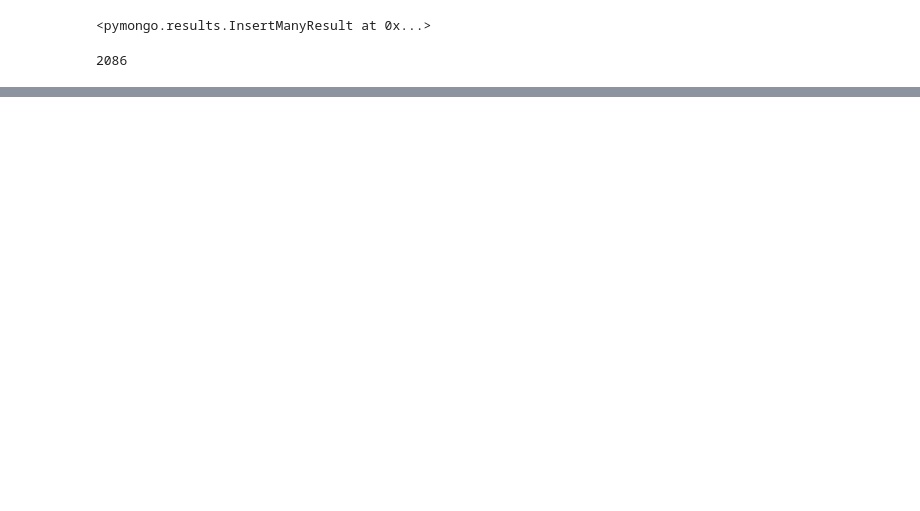
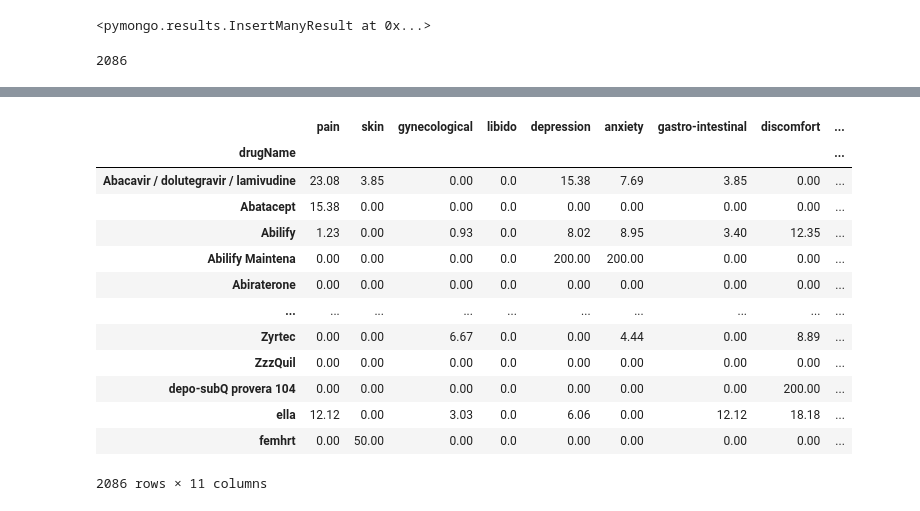
Before and after one commit to hendahmke/adverse_drug_reactions, a Jupyter notebook: notebooks/Fleming.ipynb, the cells around one changed output, grey strips where cells are left out. Saved outputs shown, nothing was run; the diff lists cells and outputs as text; code cells hidden in the pictures; blank space fills up the shorter version.

```diff
--- a/notebooks/Fleming.ipynb
+++ b/notebooks/Fleming.ipynb
@@ -887,0 +961,28 @@ test_dict['Abilify']
+# %%
+inexed_drugs_cat = se_categorical_list.set_index('drugName')
+indexed_counts = drug_counts.set_index('drugName')
+# %%
+full_indexed_df = inexed_drugs_cat.join(indexed_counts)
+# full_indexed_df.loc['Abilify']['pain']
+# %%
+full_indexed_df = full_indexed_df[cats] / full_indexed_df['count']
+# %%
+for cat in cats:
+    full_indexed_df[cat] = round((full_indexed_df[cat] / full_indexed_df['count']) * 100, 2)
+# %%
+full_indexed_df
+# %% [output]
+|  | pain | skin | gynecological | libido | depression | anxiety | gastro-intestinal | discomfort | ... |
+| drugName |  |  |  |  |  |  |  |  | ... |
+| Abacavir / dolutegravir / lamivudine | 23.08 | 3.85 | 0.00 | 0.0 | 15.38 | 7.69 | 3.85 | 0.00 | ... |
+| Abatacept | 15.38 | 0.00 | 0.00 | 0.0 | 0.00 | 0.00 | 0.00 | 0.00 | ... |
+| Abilify | 1.23 | 0.00 | 0.93 | 0.0 | 8.02 | 8.95 | 3.40 | 12.35 | ... |
+| Abilify Maintena | 0.00 | 0.00 | 0.00 | 0.0 | 200.00 | 200.00 | 0.00 | 0.00 | ... |
+| Abiraterone | 0.00 | 0.00 | 0.00 | 0.0 | 0.00 | 0.00 | 0.00 | 0.00 | ... |
+| ... | ... | ... | ... | ... | ... | ... | ... | ... | ... |
+| Zyrtec | 0.00 | 0.00 | 6.67 | 0.0 | 0.00 | 4.44 | 0.00 | 8.89 | ... |
+| ZzzQuil | 0.00 | 0.00 | 0.00 | 0.0 | 0.00 | 0.00 | 0.00 | 0.00 | ... |
+| depo-subQ provera 104 | 0.00 | 0.00 | 0.00 | 0.0 | 0.00 | 0.00 | 0.00 | 200.00 | ... |
+| ella | 12.12 | 0.00 | 3.03 | 0.0 | 6.06 | 0.00 | 12.12 | 18.18 | ... |
+| femhrt | 0.00 | 50.00 | 0.00 | 0.0 | 0.00 | 0.00 | 0.00 | 0.00 | ... |
+2086 rows × 11 columns
```
Also changed, not shown: parts of 18 cells of this notebook, 6 other files.
